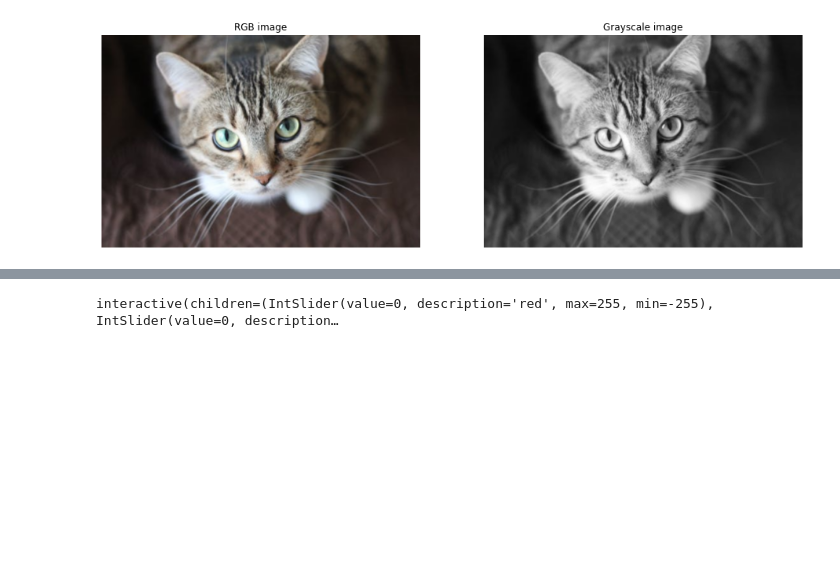
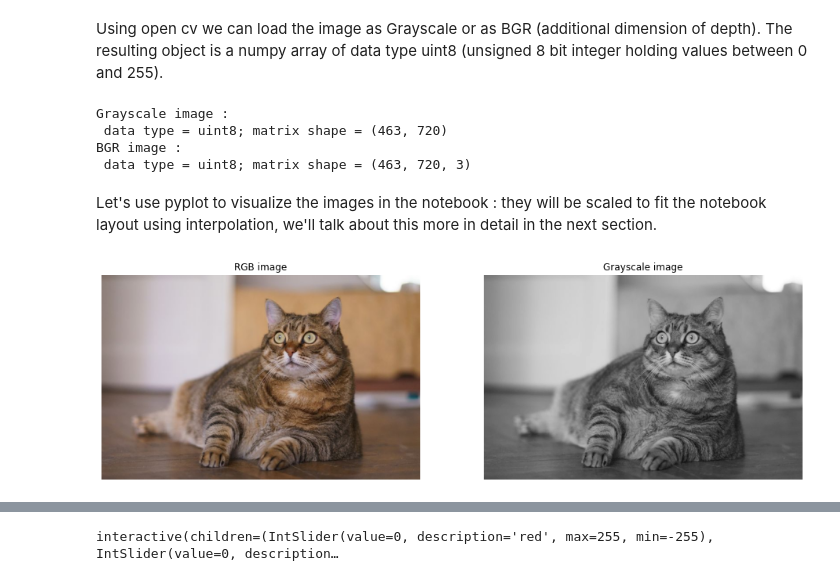
Before and after one commit to MKVatinyan/Computer-Vision, a Jupyter notebook: 1. Colors and resizing.ipynb, the cells around one changed output, grey strips where cells are left out. Drawn from its saved outputs; the diff is of its cells as text; code cells hidden in the pictures; blank space fills up the shorter version.

Commit message:
Refactor color section in first notebook

```diff
--- a/1. Colors and resizing.ipynb
+++ b/1. Colors and resizing.ipynb
@@ -34,14 +24,33 @@ Open CV stores the image as a numpy array with the data type uint8 (since values
+# %%
+source_image = 'data\cat.jpeg'
+# %% [markdown]
+Using open cv we can load the image as Grayscale or as BGR (additional dimension of depth). The resulting object is a numpy array of data type uint8 (unsigned 8 bit integer holding values between 0 and 255).
+# %%
+img_gray = cv2.imread(source_image, 0)
+print("Grayscale image :\n data type = {}; matrix shape = {}".format(img_gray.dtype, img_gray.shape))
+
+img_bgr = cv2.imread(source_image, 1)
+print("BGR image :\n data type = {}; matrix shape = {}".format(img_bgr.dtype, img_bgr.shape))
+
+# Flip dimension to have RGB for pyplot
+img_rgb = np.flip(img_bgr, axis=2)
+# %% [output]
+Grayscale image :
+ data type = uint8; matrix shape = (463, 720)
+BGR image :
+ data type = uint8; matrix shape = (463, 720, 3)
+# %% [markdown]
+Let's use pyplot to visualize the images in the notebook : they will be scaled to fit the notebook layout using interpolation, we'll talk about this more in detail in the next section.
 # %%
-# In opencv the image is BGR not RGB, hence we flip the last dimension
 plt.subplot(1, 2, 1)
 plt.title('RGB image')
-plt.imshow(np.flip(img_color,axis=2), interpolation = 'bicubic')
+plt.imshow(img_rgb)
 plt.axis('off')
 
 plt.subplot(1, 2, 2)
 plt.title('Grayscale image')
-plt.imshow(img_gray, cmap='gray', interpolation = 'bicubic')
+plt.imshow(img_gray, cmap='gray')
 plt.axis('off')
 plt.show()
 # %% [output]
-[figure, old version]
+[figure, new version]
```
Also changed, not shown: parts of 33 cells of this notebook, 5 other files.
